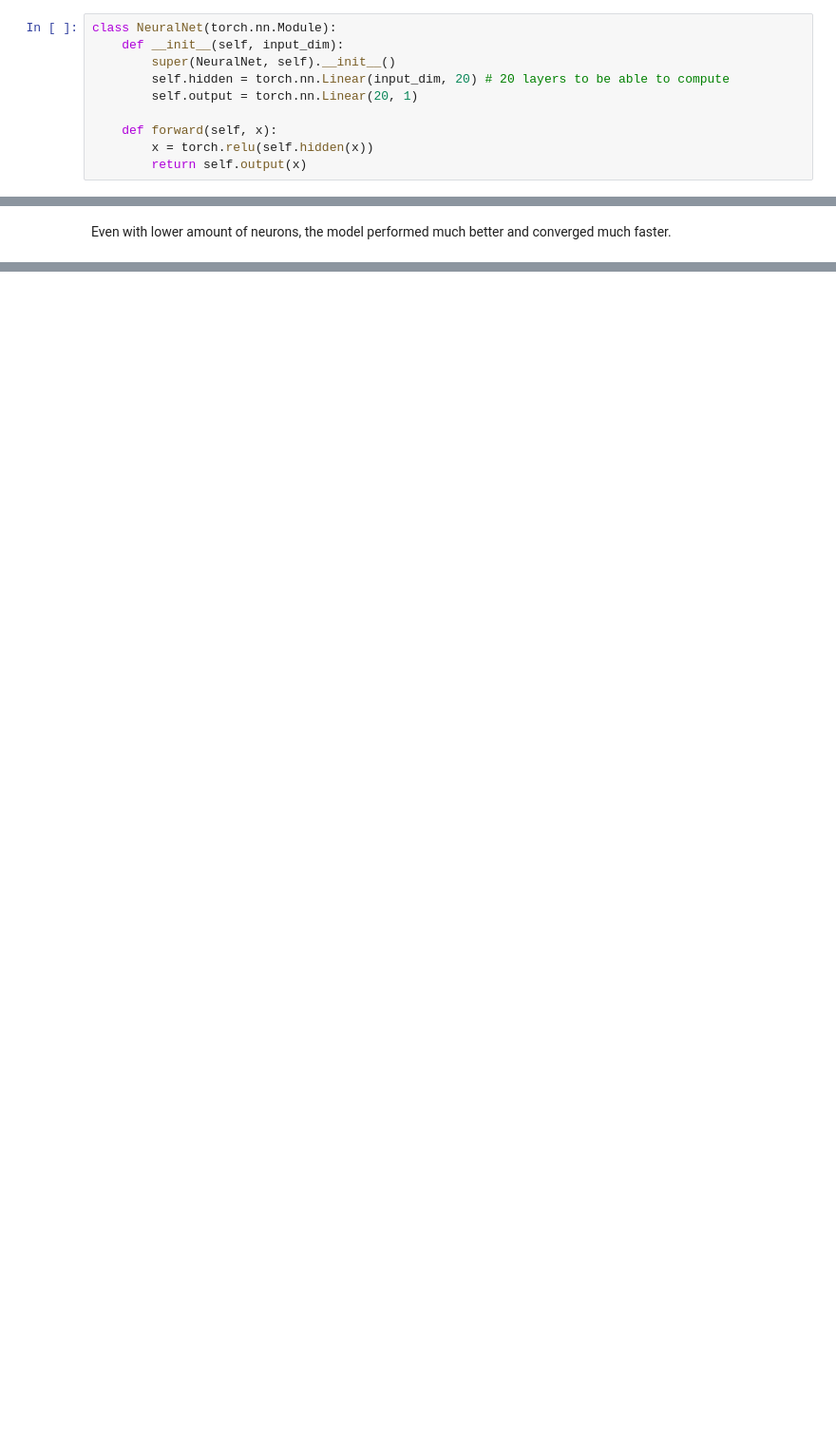
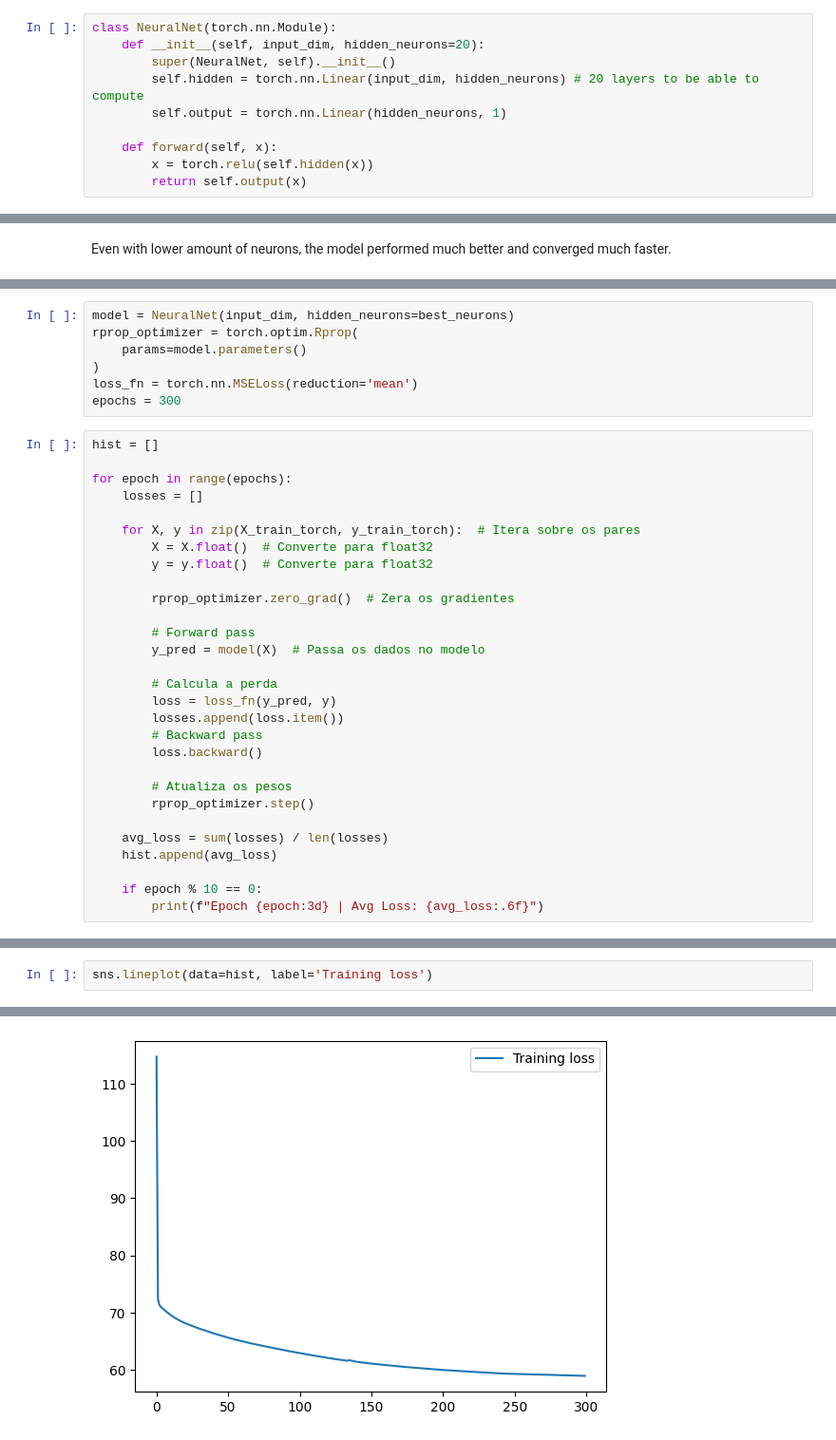
Before and after one commit to IvonLuiz/auto-mpg-prediction, a Jupyter notebook: predicting_fuel_consumption.ipynb, the cells around one changed output, grey strips where cells are left out. Shown at 95% size. Drawn from its saved outputs; the diff is of its cells as text; blank space fills up the shorter version.

Commit message:
Rprop implementation with pytorch

```diff
--- a/predicting_fuel_consumption.ipynb
+++ b/predicting_fuel_consumption.ipynb
@@ -595,9 +601,9 @@ With the model defined in item 2 (after choosing the number of neurons in the hi
 # %%
 class NeuralNet(torch.nn.Module):
-    def __init__(self, input_dim):
+    def __init__(self, input_dim, hidden_neurons=20):
         super(NeuralNet, self).__init__()
-        self.hidden = torch.nn.Linear(input_dim, 20) # 20 layers to be able to compute
-        self.output = torch.nn.Linear(20, 1)
+        self.hidden = torch.nn.Linear(input_dim, hidden_neurons) # 20 layers to be able to compute
+        self.output = torch.nn.Linear(hidden_neurons, 1)
 
     def forward(self, x):
         x = torch.relu(self.hidden(x))
@@ -681,0 +705,36 @@ Even with lower amount of neurons, the model performed much better and converged
+# %%
+model = NeuralNet(input_dim, hidden_neurons=best_neurons)
+rprop_optimizer = torch.optim.Rprop(
+    params=model.parameters()
+)
+loss_fn = torch.nn.MSELoss(reduction='mean')
+epochs = 300
+# %%
+hist = []
+
+for epoch in range(epochs):
+    losses = []
+
+    for X, y in zip(X_train_torch, y_train_torch):  # Itera sobre os pares
+        X = X.float()  # Converte para float32
+        y = y.float()  # Converte para float32
+
+        rprop_optimizer.zero_grad()  # Zera os gradientes
+
+        # Forward pass
+        y_pred = model(X)  # Passa os dados no modelo
+
+        # Calcula a perda
+        loss = loss_fn(y_pred, y)
+        losses.append(loss.item())
+        # Backward pass
+        loss.backward()
+
+        # Atualiza os pesos
+        rprop_optimizer.step()
+
+    avg_loss = sum(losses) / len(losses)
+    hist.append(avg_loss)
+
+    if epoch % 10 == 0:
+        print(f"Epoch {epoch:3d} | Avg Loss: {avg_loss:.6f}")
@@ -681,0 +759,3 @@ Even with lower amount of neurons, the model performed much better and converged
+# %%
+sns.lineplot(data=hist, label='Training loss')
+# %% [output]
@@ -681,0 +763 @@ Even with lower amount of neurons, the model performed much better and converged
+[figure, added]
```
Also changed, not shown: parts of 22 cells of this notebook.
